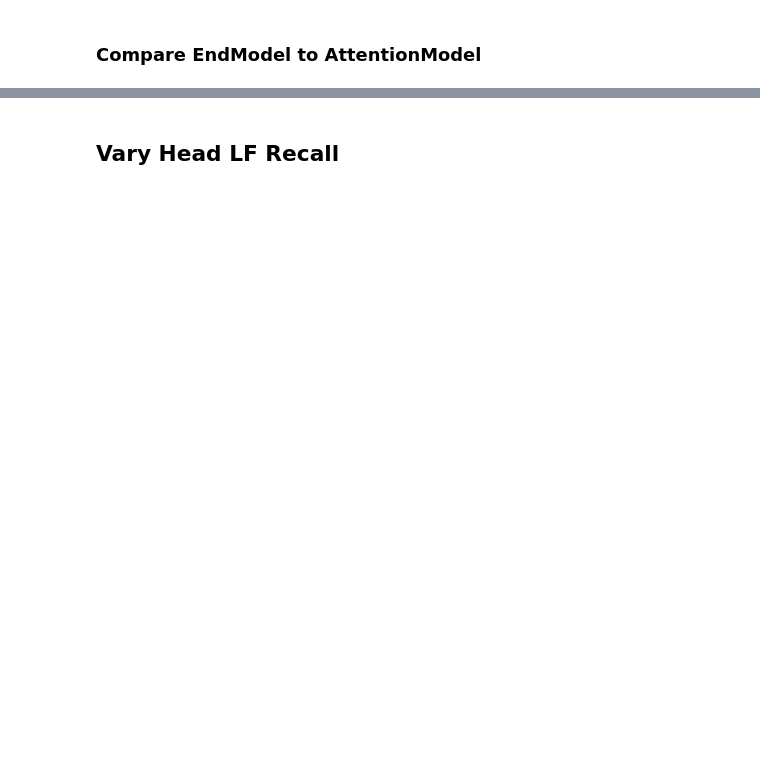
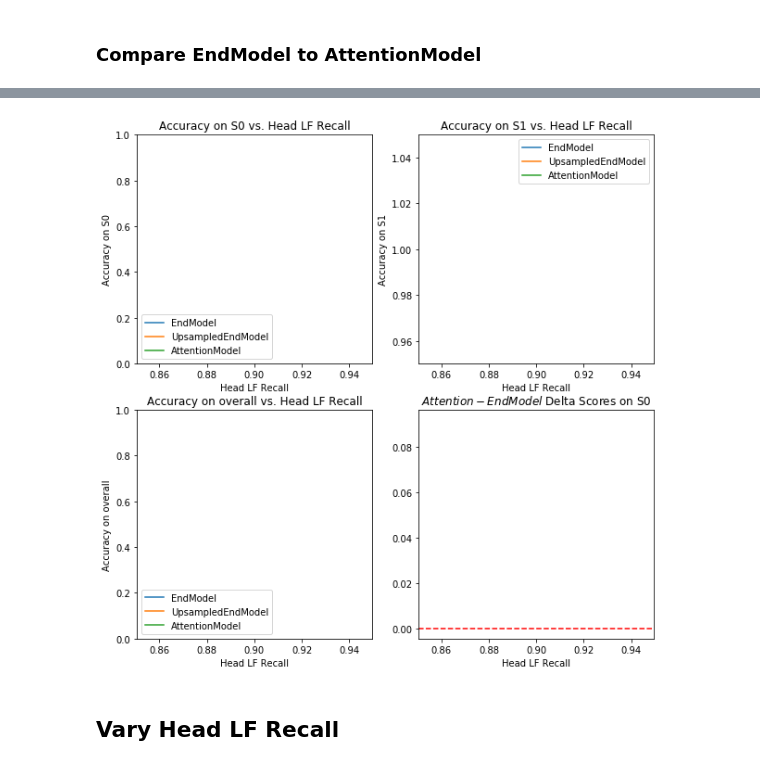
Before and after one commit to tsy935/metal, a Jupyter notebook: metal/contrib/slicing/synthetics/synthetics-sandbox.ipynb, the cells around one changed output, grey strips where cells are left out. Cells and saved outputs as stored; diff of their text form; code cells hidden in the pictures; blank space fills up the shorter version.

```diff
--- a/metal/contrib/slicing/synthetics/synthetics-sandbox.ipynb
+++ b/metal/contrib/slicing/synthetics/synthetics-sandbox.ipynb
@@ -370,7 +406,7 @@ model_configs = {
          },
 
         "train_on_L": False,
-        "upsample_lf0": True
+        "upsample_lf0_multiplier": 3
     },
     "AttentionModel": {
         "base_model_class" : SliceDPModel,
@@ -396,12 +432,12 @@ config['accs'] = np.array(accs)
 experiment_config['use_weak_labels_from_gen_model'] = False
 # experiment_config['x_var'] = None
 experiment_config['x_var'] = 'head_recall'
-# experiment_config['x_range'] = np.linspace(0, 1, 10)
-experiment_config['x_range'] = [0.9]
+experiment_config['x_range'] = np.linspace(0, 1, 2)
+# experiment_config['x_range'] = [0.9]
 experiment_config['num_trials'] = 1
-experiment_config['verbose'] = False
+experiment_config['verbose'] = True
 experiment_config['visualize_data'] = True
-experiment_config['traign_kwargs']['print_every'] = 1
+experiment_config['train_kwargs']['print_every'] = 1
 experiment_config['train_kwargs']['l2'] = 0
 experiment_config['train_kwargs']['lr'] = 0.001
 experiment_config['train_kwargs']['n_epochs'] = 40
@@ -432,3 +453,7 @@ defaultdict(<function simulate.simulate.<locals>.<lambda>()>,
+# %%
+plot_slice_scores(scores, xlabel="Head LF Recall", custom_ylims={'S1': [0.95, 1.05]})
+# %% [output]
+[figure, added]
 # %% [markdown]
 ## Vary Head LF Recall
 # %%
```
Also changed, not shown: parts of 9 cells of this notebook, 1 other file.
